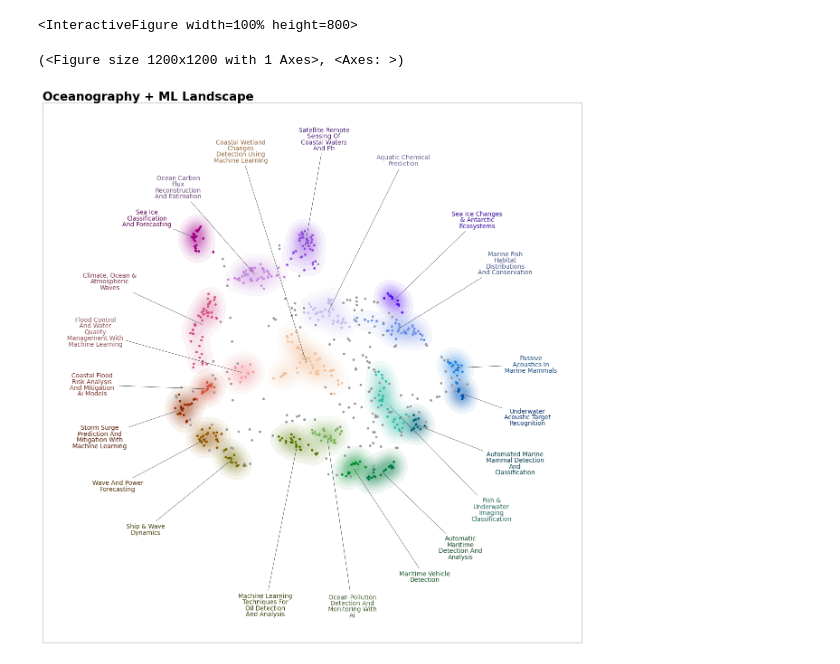
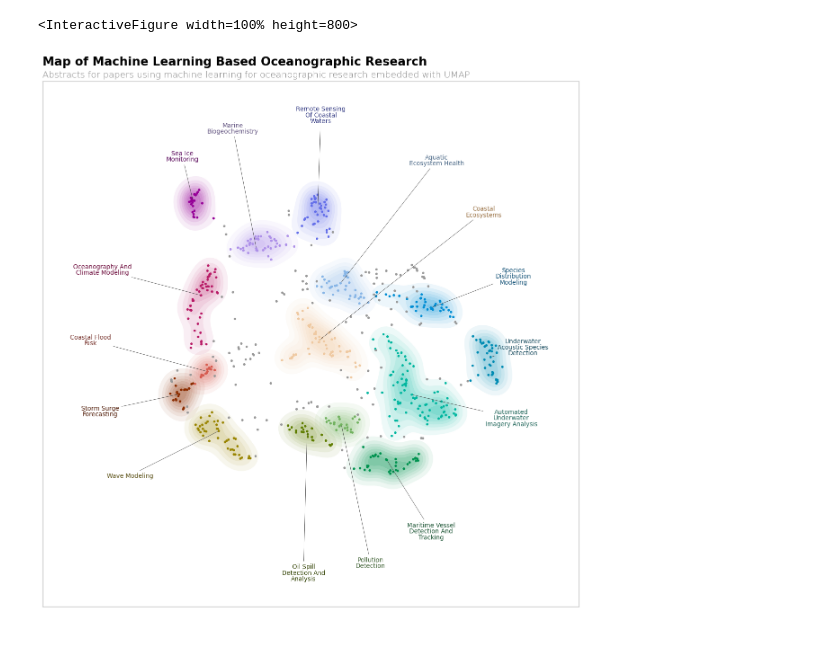
Before and after one commit to tayden/bb-ai-oceanography, a Jupyter notebook: TopicClusteringViz.ipynb, the cells around one changed output. Drawn from its saved outputs; the diff is of its cells as text; code cells hidden in the pictures.

Commit message:
Add static embedding image

```diff
--- a/TopicClusteringViz.ipynb
+++ b/TopicClusteringViz.ipynb
@@ -864,12 +864,15 @@ plot
 plot.save("index.html")
 # %%
 # Static visualization
-plot = datamapplot.create_plot(
+fig, ax = datamapplot.create_plot(
     data_map,
     layer_clusters[0],
-    title="Oceanography + ML Landscape"
+    title="Map of Machine Learning Based Oceanographic Research",
+    sub_title="Abstracts for papers using machine learning for oceanographic research embedded with UMAP",
+    darkmode=False,
+    use_medoids=True,
+    # label_font_size=11,
+    # label_wrap_width=10,
 )
-plot
 # %% [output]
-(<Figure size 1200x1200 with 1 Axes>, <Axes: >)
-[figure, old version]
+[figure, new version]
```
Also changed, not shown: parts of 1 cell of this notebook, 2 other files.
